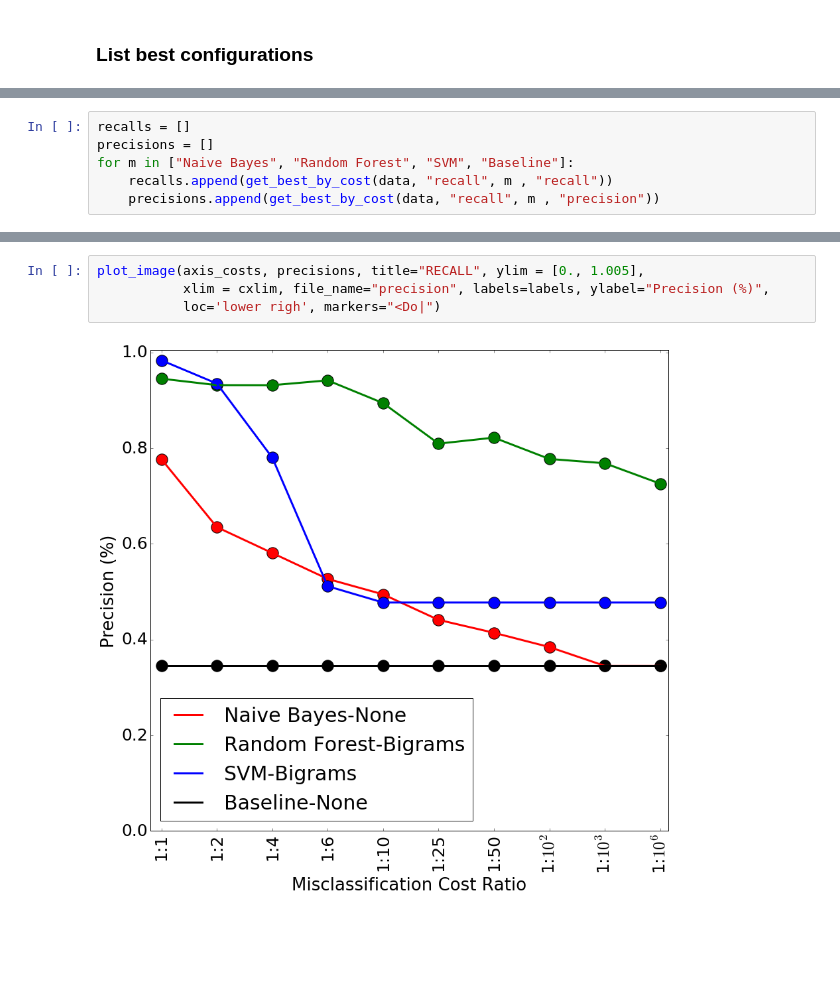
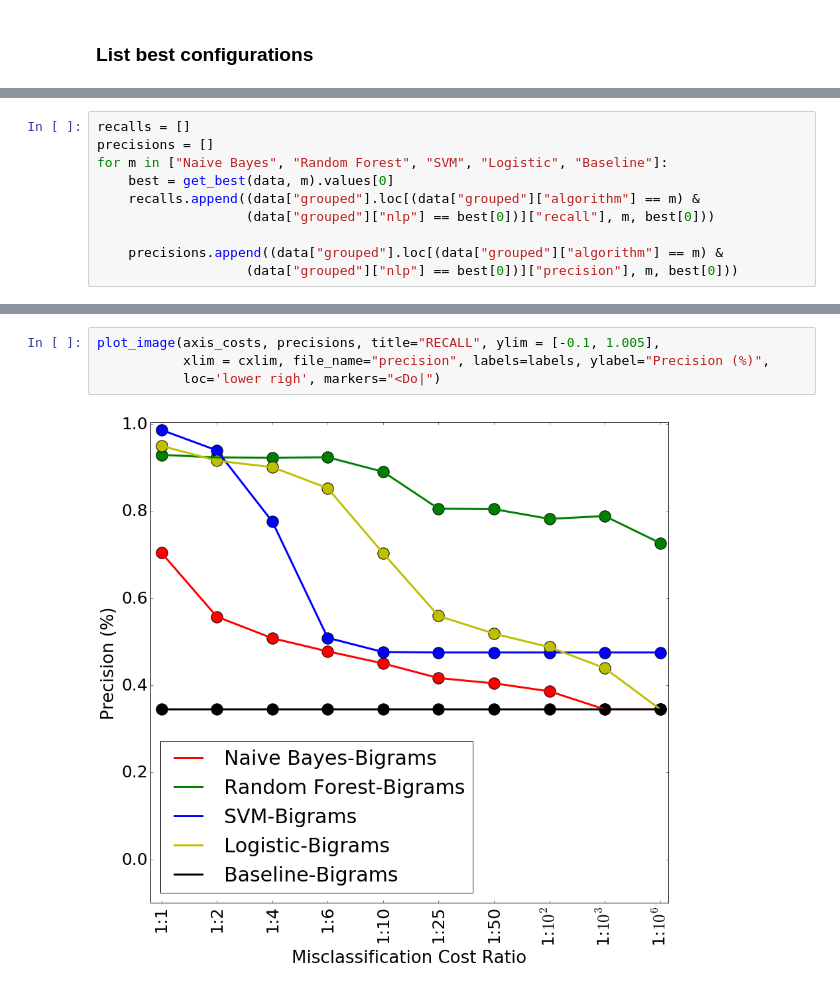
Before and after one commit to borjaeg/thete, a Jupyter notebook: Paper-Analysis.ipynb, the cells around one changed output, grey strips where cells are left out. Drawn from its saved outputs; the diff is of its cells as text; blank space fills up the shorter version.

```diff
--- a/Paper-Analysis.ipynb
+++ b/Paper-Analysis.ipynb
@@ -134,6 +134,10 @@ list_best_configurations(data)
 # %%
 recalls = []
 precisions = []
-for m in ["Naive Bayes", "Random Forest", "SVM", "Baseline"]:
-    recalls.append(get_best_by_cost(data, "recall", m , "recall"))
-    precisions.append(get_best_by_cost(data, "recall", m , "precision"))
+for m in ["Naive Bayes", "Random Forest", "SVM", "Logistic", "Baseline"]:
+    best = get_best(data, m).values[0]
+    recalls.append((data["grouped"].loc[(data["grouped"]["algorithm"] == m) &
+                   (data["grouped"]["nlp"] == best[0])]["recall"], m, best[0]))
+
+    precisions.append((data["grouped"].loc[(data["grouped"]["algorithm"] == m) &
+                   (data["grouped"]["nlp"] == best[0])]["precision"], m, best[0]))
@@ -148,6 +150,6 @@ NameError: name 'recalls' is not defined
 # %%
-plot_image(axis_costs, precisions, title="RECALL", ylim = [0., 1.005],
+plot_image(axis_costs, precisions, title="RECALL", ylim = [-0.1, 1.005],
            xlim = cxlim, file_name="precision", labels=labels, ylabel="Precision (%)",
            loc='lower righ', markers="<Do|")
 # %% [output]
-[figure, old version]
+[figure, new version]
```
Also changed, not shown: parts of 4 cells of this notebook, 3 other files.
